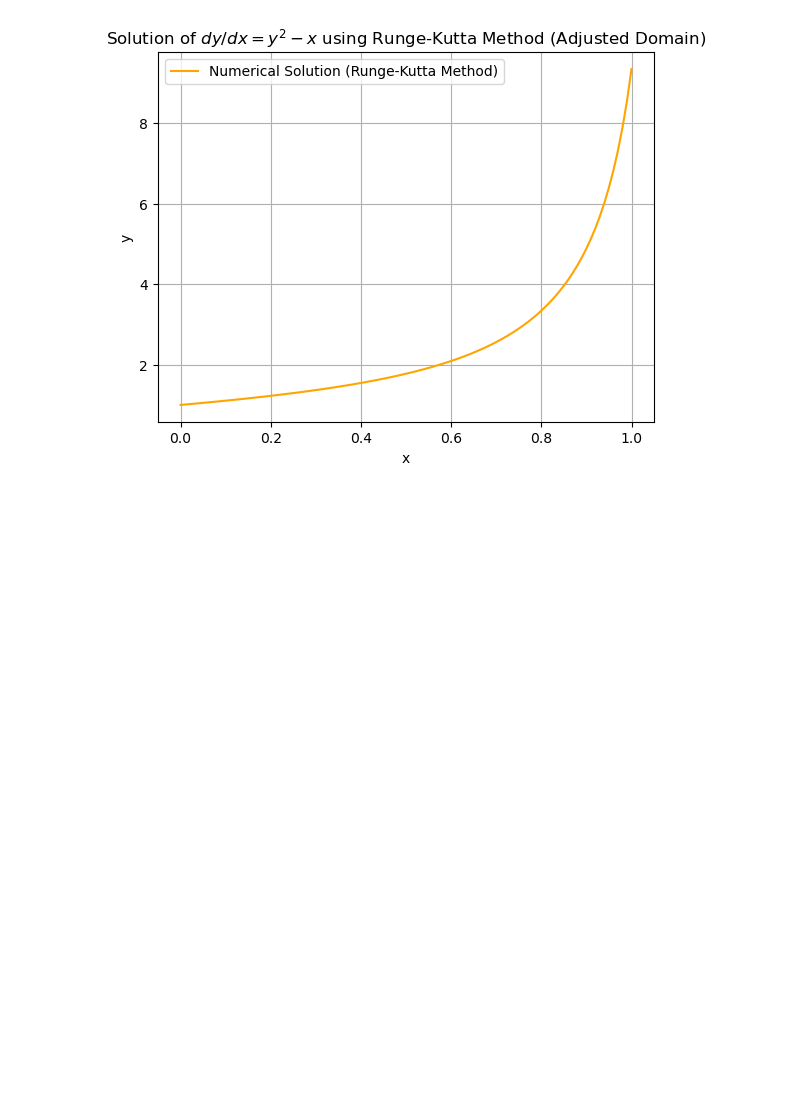
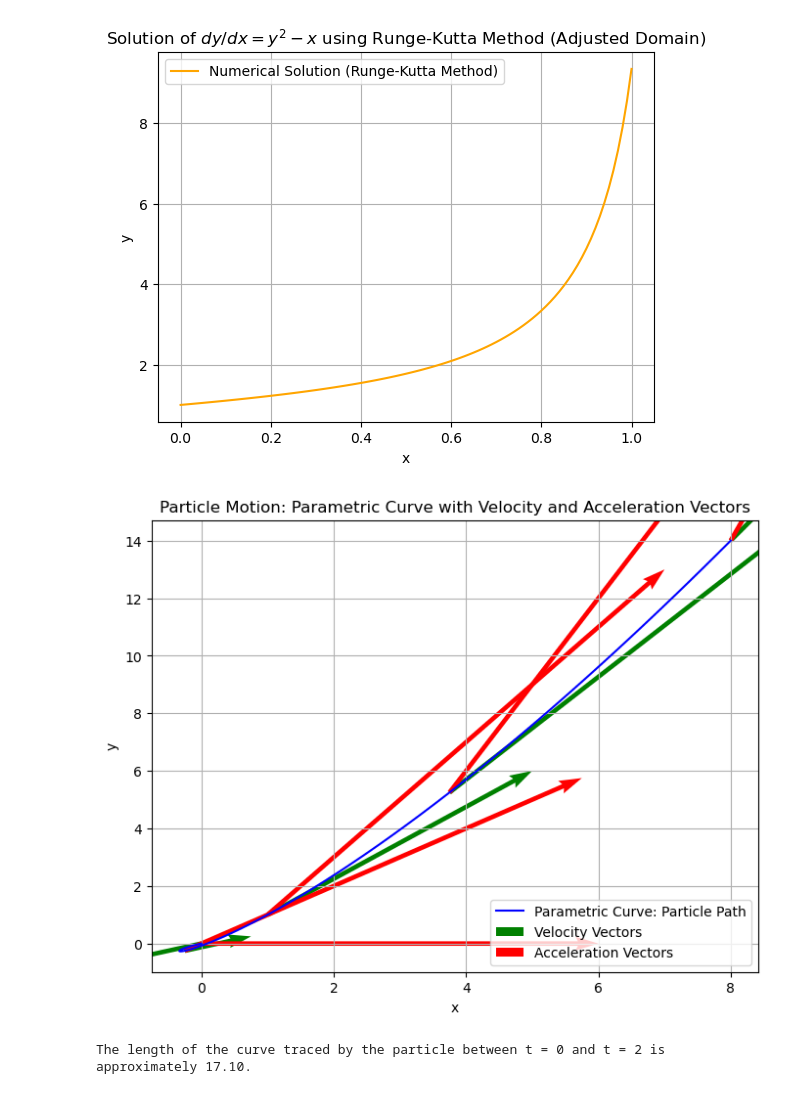
Before and after one commit to carlosdhoyos/fluid_mechanics, a Jupyter notebook: prerequisites_nb.ipynb, the cells around one changed output. Drawn from its saved outputs; the diff is of its cells as text; code cells hidden in the pictures; blank space fills up the shorter version.

```diff
--- a/prerequisites_nb.ipynb
+++ b/prerequisites_nb.ipynb
@@ -44,3 +44,69 @@ plt.grid(True)
 plt.show()
 # %% [output]
 [figure]
+# %%
+import numpy as np
+import matplotlib.pyplot as plt
+from scipy.integrate import quad
+
+# Define the parametric equations for x(t) and y(t)
+def x(t):
+    return 3 * t**2 - 2 * t
+
+def y(t):
+    return 2 * t**3 - t
+
+# Define the velocity components
+def v_x(t):
+    return 6 * t - 2
+
+def v_y(t):
+    return 6 * t**2 - 1
+
+# Define the acceleration components
+def a_x(t):
+    return 6
+
+def a_y(t):
+    return 12 * t
+
+# Define the integrand for the length of the curve
+def integrand(t):
+    return np.sqrt(v_x(t)**2 + v_y(t)**2)
+
+# Time range for plotting
+t_vals = np.linspace(0, 2, 100)
+x_vals = x(t_vals)
+y_vals = y(t_vals)
+
+# Plot the parametric curve
+plt.figure(figsize=(8, 6))
+plt.plot(x_vals, y_vals, label='Parametric Curve: Particle Path', color='blue')
+
+# Calculate and plot velocity and acceleration vectors at specific points
+t_points = np.array([0, 0.5, 1, 1.5, 2])
+v_x_vals = v_x(t_points)
+v_y_vals = v_y(t_points)
+a_x_vals = np.full_like(t_points, a_x(0))  # a_x is constant, so create an array with the same length
+a_y_vals = a_y(t_points)
+
+# Plot velocity vectors
+plt.quiver(x(t_points), y(t_points), v_x_vals, v_y_vals, color='green', angles='xy', scale_units='xy', scale=1, label="Velocity Vectors")
+
+# Plot acceleration vectors
+plt.quiver(x(t_points), y(t_points), a_x_vals, a_y_vals, color='red', angles='xy', scale_units='xy', scale=1, label="Acceleration Vectors")
+
+# Labels and Title
+plt.xlabel('x')
+plt.ylabel('y')
+plt.title('Particle Motion: Parametric Curve with Velocity and Acceleration Vectors')
+plt.grid(True)
+plt.legend()
+plt.show()
+
+# Calculate the length of the curve numerically using integration
+curve_length, _ = quad(integrand, 0, 2)
+print(f"The length of the curve traced by the particle between t = 0 and t = 2 is approximately {curve_length:.2f}.")
+# %% [output]
+[figure, added]
+The length of the curve traced by the particle between t = 0 and t = 2 is approximately 17.10.
```
Also changed, not shown: parts of 3 cells of this notebook, 32 other files.
